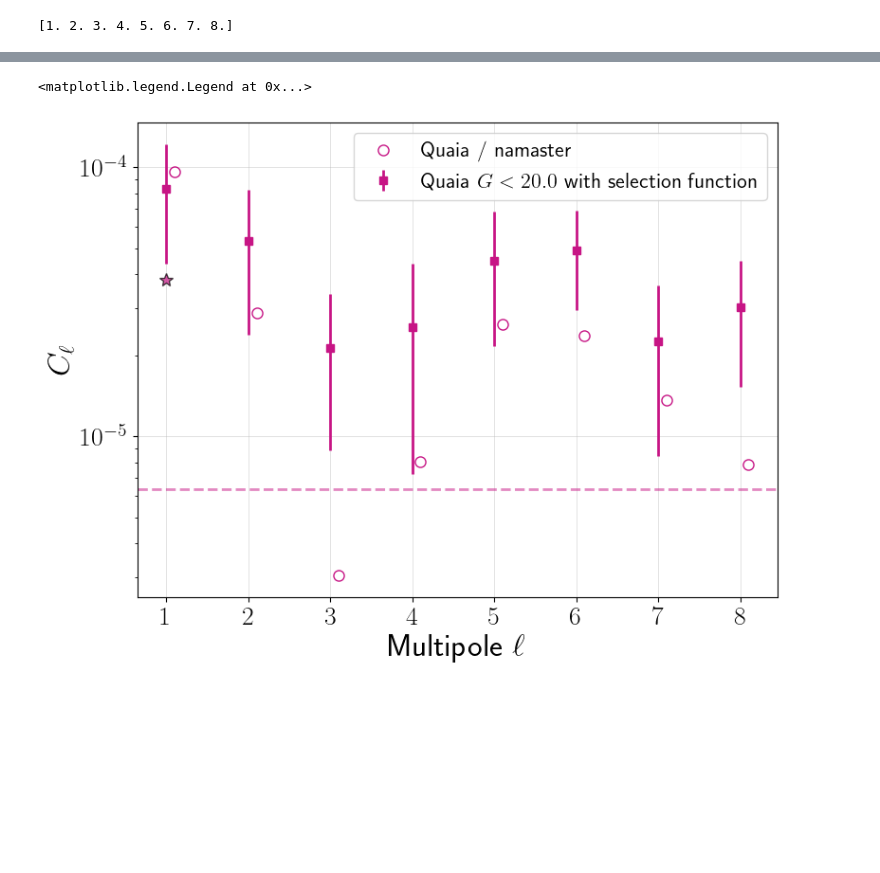
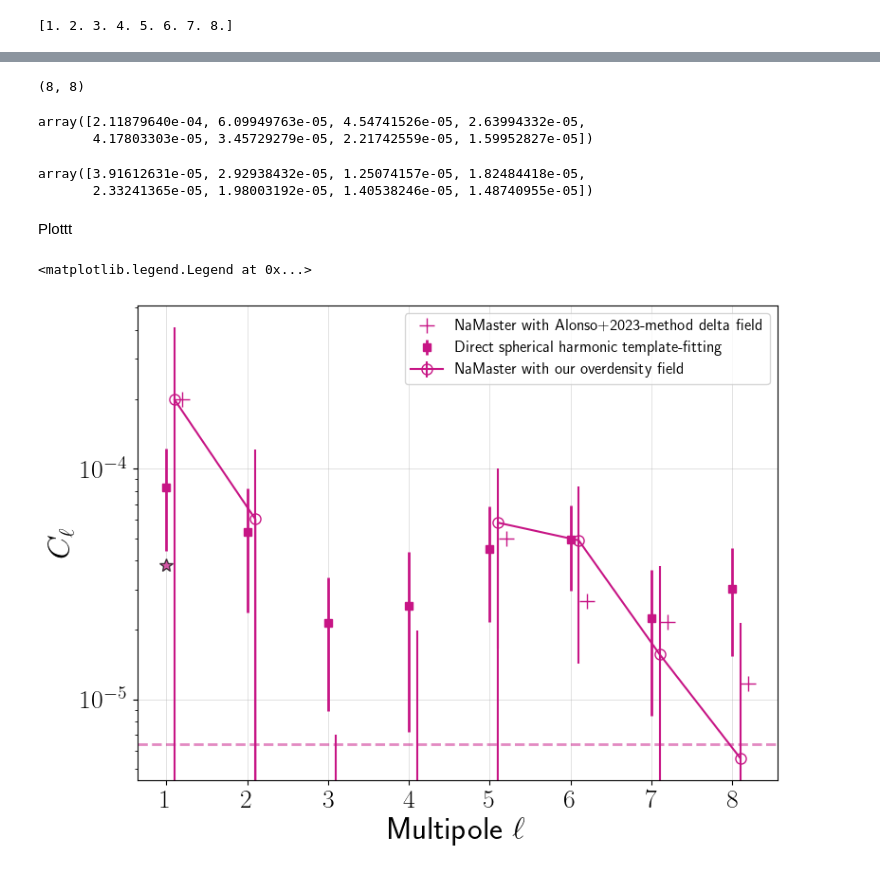
Before and after one commit to abbyw24/lss-dipoles, a Jupyter notebook: notebooks/2024-06-05_pseudo-Cells.ipynb, the cells around one changed output, grey strips where cells are left out. Drawn from its saved outputs; the diff is of its cells as text; code cells hidden in the pictures; blank space fills up the shorter version.

Commit message:
working on namaster

```diff
--- a/notebooks/2024-06-05_pseudo-Cells.ipynb
+++ b/notebooks/2024-06-05_pseudo-Cells.ipynb
@@ -293,0 +335,2 @@ print(nl_coupled.shape, nl_coupled[0,:5])
+# %%
+f_cat = nmt.NmtField(mask, [delta], n_iter=0)
@@ -320,0 +366,4 @@ print(cl_full)
+# %%
+cl_cat, nl_cat, w_cat, Bbl_cat = get_cl(f_cat, f_cat, pnl=nl_coupled)
+#cl, nl, w, Bbl = get_cl(f_quaia, f_quaia, pnl=None)
+print(cl_cat)
@@ -321,3 +375,35 @@ print(cl_full)
+# %%
+cws = {}
+
+def get_cov(f1, f2, f3, f4, w12, w34):
+    fs = [f1, f2, f3, f4]
+    ms = [f.get_mask() for f in fs]
+    # Compute all pseudo-Cls
+    cls = np.array([[nmt.compute_coupled_cell(fs[i], fs[j])/np.mean(ms[i]*ms[j])
+                     for i in range(4)] for j in range(4)])
+    cw = nmt.NmtCovarianceWorkspace()
+    cw.compute_coupling_coefficients(f1, f2, f3, f4)
+    cv = nmt.gaussian_covariance(cw, 0, 0, 0, 0, cls[0, 2], cls[0, 3], cls[1, 2], cls[1, 3], w12, wb=w34)
+    return cv
+# %%
+f = f_quaia
+cv = get_cov(f, f, f, f, w, w)
+# %%
+cv.shape
+# %% [output]
+(8, 8)
+# %%
+np.sqrt(np.diag(cv))
+# %% [output]
+array([2.11879640e-04, 6.09949763e-05, 4.54741526e-05, 2.63994332e-05,
+       4.17803303e-05, 3.45729279e-05, 2.21742559e-05, 1.59952827e-05])
+# %%
+Cells_quaia_std[1:]
+# %% [output]
+array([3.91612631e-05, 2.92938432e-05, 1.25074157e-05, 1.82484418e-05,
+       2.33241365e-05, 1.98003192e-05, 1.40538246e-05, 1.48740955e-05])
+# %% [markdown]
+Plottt
 # %%
 # plottt
 #  (Cell functions output C_0, but start with C_1 since we're fitting overdensities)
@@ -325,44 +411,55 @@ fig, ax = plt.subplots(figsize=(8,6), tight_layout=True)
 #kwargs = dict(ls='None', ms=6, alpha=0.6, capsize=2, lw=lw)
 kwargs = dict(ls='None', ms=6, alpha=1, lw=lw)
 
-ax.plot(leff+0.1, cl[0], color=color_quaia, marker='o', markersize=8, markerfacecolor='None',
-        ls='None', label='Quaia / namaster')
+
 # ax.plot(leff+0.1, cl_full[0], color=color_quaia, marker='o', markersize=8, markerfacecolor='None',
 #         ls='None', label='Quaia / namaster')
 
 ax.errorbar(ells[1:], Cells_quaia[1:], yerr=Cells_quaia_std[1:],
-            c=color_quaia, label=r'Quaia $G<20.0$ with selection function', marker='s', **kwargs)
+            c=color_quaia, label=r'Direct spherical harmonic template-fitting', marker='s', **kwargs)
+
+# ax.plot(leff+0.1, cl[0], color=color_quaia, marker='o', markersize=8, markerfacecolor='None',
+#         ls='None', label='NaMaster with our overdensity field')
+ax.errorbar(leff+0.1, cl[0], yerr=np.sqrt(np.diag(cv)),
+            color=color_quaia, marker='o', markersize=8, markerfacecolor='None',
+            #ls='None',
+            label='NaMaster with our overdensity field')
+
+
+ax.plot(leff+0.2, cl_cat[0], color=color_quaia, marker='+', markersize=12, #markerfacecolor='None',
+        ls='None', lw=2, label='NaMaster with Alonso+2023-method delta field')
+
 
 # expected dipole amplitude
 kwargs = dict(marker='*', ms=10, mec='k', alpha=0.7)
 ax.plot(1, expected_C1_quaia, c=color_quaia, **kwargs, lw=lw)
 # manual label
 marker = mpl.lines.Line2D([0],[0], c='None', label='Expected from CMB', **kwargs)
 
 # shot noise estimates
 kwargs = dict(ls='--', alpha=0.5, lw=lw)
 ax.axhline(noise_quaia_Cell, c=color_quaia, **kwargs)
 #ax.axhline(noise_quaia_cross, c=color_quaia, **kwargs)
 # manual label
 line = mpl.lines.Line2D([0], [0], label='Shot noise', c='k', **kwargs)
 
 # model + shot noise
 #ax.plot(ells_mod, Cells_mod + noise_quaia_Cell, c=color_quaia, label='Model + shot noise', alpha=0.5)
 
 # add manual symbols to auto legend
 handles, labels = plt.gca().get_legend_handles_labels()
 handles.extend([marker, line])
 
 ax.semilogy()
 ax.grid(alpha=0.5, lw=lw_grid)
 #ax.set_xlim(ells[1:][0] - 0.5, ells[1:][-1] + 0.5)
 #ax.set_ylim(2e-6, 3e-4)
 ax.set_xlabel(r'Multipole $\ell$')
 #ax.set_xticks(ells[1:])
 ax.set_ylabel(r'$C_\ell$')
 # ax.set_title(r'Angular power $C_\ell$, $0\leq\ell\leq$'f'{max_ell}')
 #ax.legend(loc=1, handles=handles)
-ax.legend(loc=1)
+ax.legend(loc=1, fontsize=12)
 # %% [output]
 <matplotlib.legend.Legend at 0x...>
-[figure, old version]
+[figure, new version]
```
Also changed, not shown: parts of 25 cells of this notebook, 1 other file.
